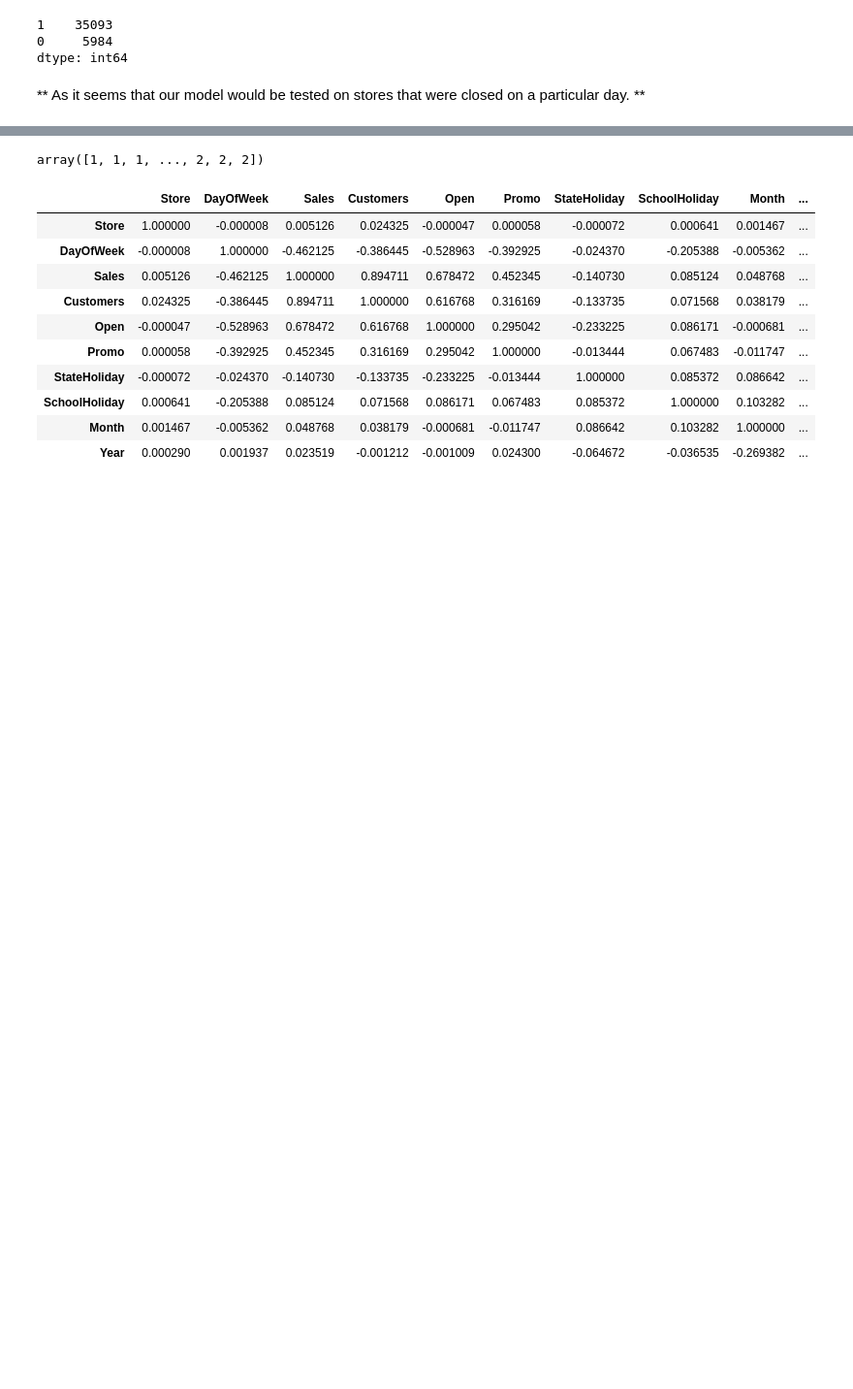
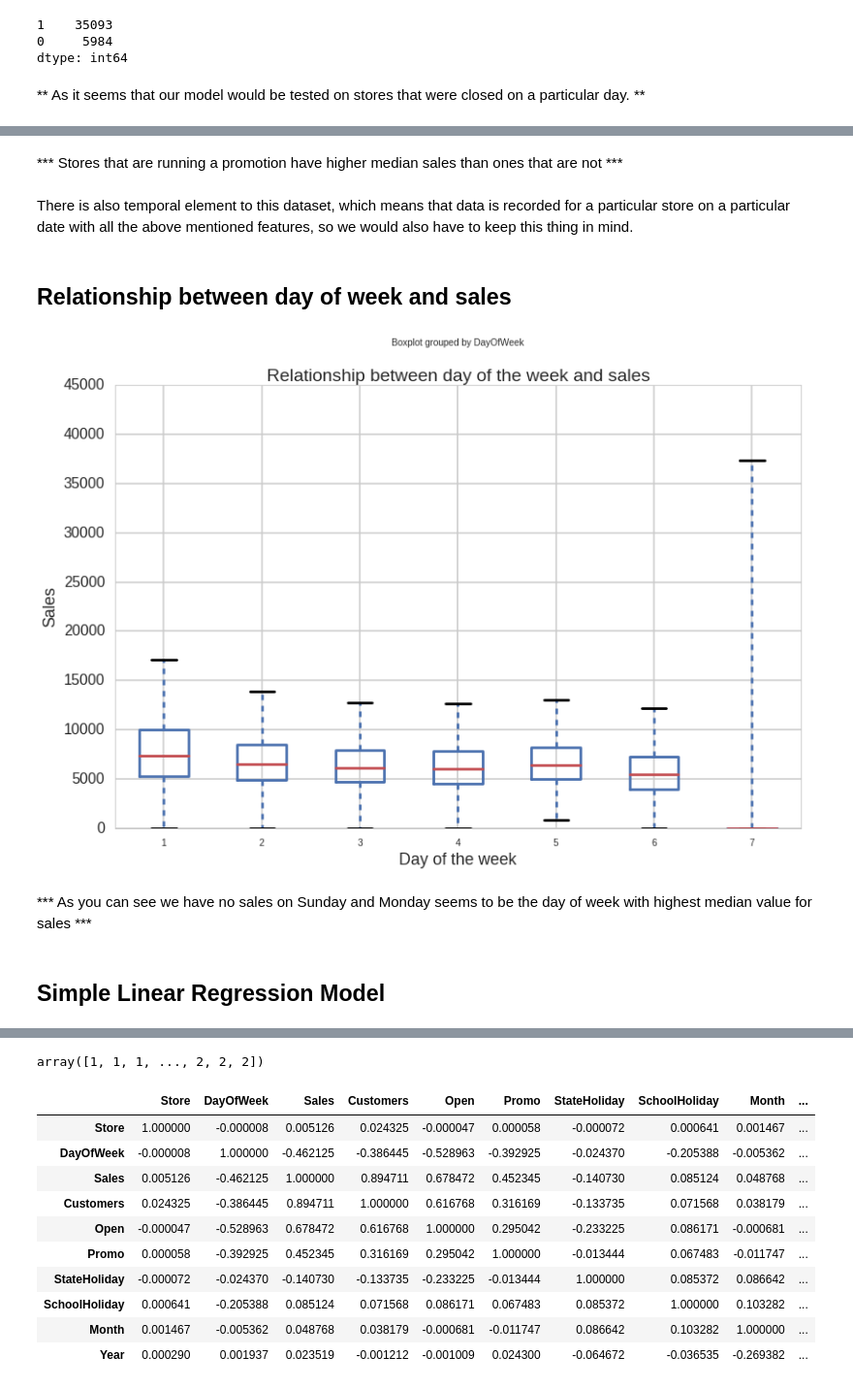
Before and after one commit to numb3r33/Kaggle-Competitions, a Jupyter notebook: Rossman-Stores-Sales/rossman_store_sales.ipynb, the cells around one changed output, grey strips where cells are left out. Shown at 97% size. Saved outputs shown, nothing was run; the diff lists cells and outputs as text; code cells hidden in the pictures; blank space fills up the shorter version.

```diff
--- a/Rossman-Stores-Sales/rossman_store_sales.ipynb
+++ b/Rossman-Stores-Sales/rossman_store_sales.ipynb
@@ -205,0 +274,18 @@ Index([u'Id', u'Store', u'DayOfWeek', u'Date', u'Open', u'Promo',
+# %% [markdown]
+*** Stores that are running a promotion have higher median sales than ones that are not ***
+# %% [markdown]
+There is also temporal element to this dataset, which means that data is recorded for a particular store on a particular date with all the above mentioned features, so we would also have to keep this thing in mind.
+# %% [markdown]
+## Relationship between day of week and sales
+# %%
+# Monday = 1, Tuesday = 2 and so on...
+train_df.boxplot(column='Sales', by='DayOfWeek')
+plt.xlabel('Day of the week')
+plt.ylabel('Sales')
+plt.title('Relationship between day of the week and sales');
+# %% [output]
+[figure, added]
+# %% [markdown]
+*** As you can see we have no sales on Sunday and Monday seems to be the day of week with highest median value for sales ***
+# %% [markdown]
+## Simple Linear Regression Model
```
Also changed, not shown: parts of 49 cells of this notebook.
